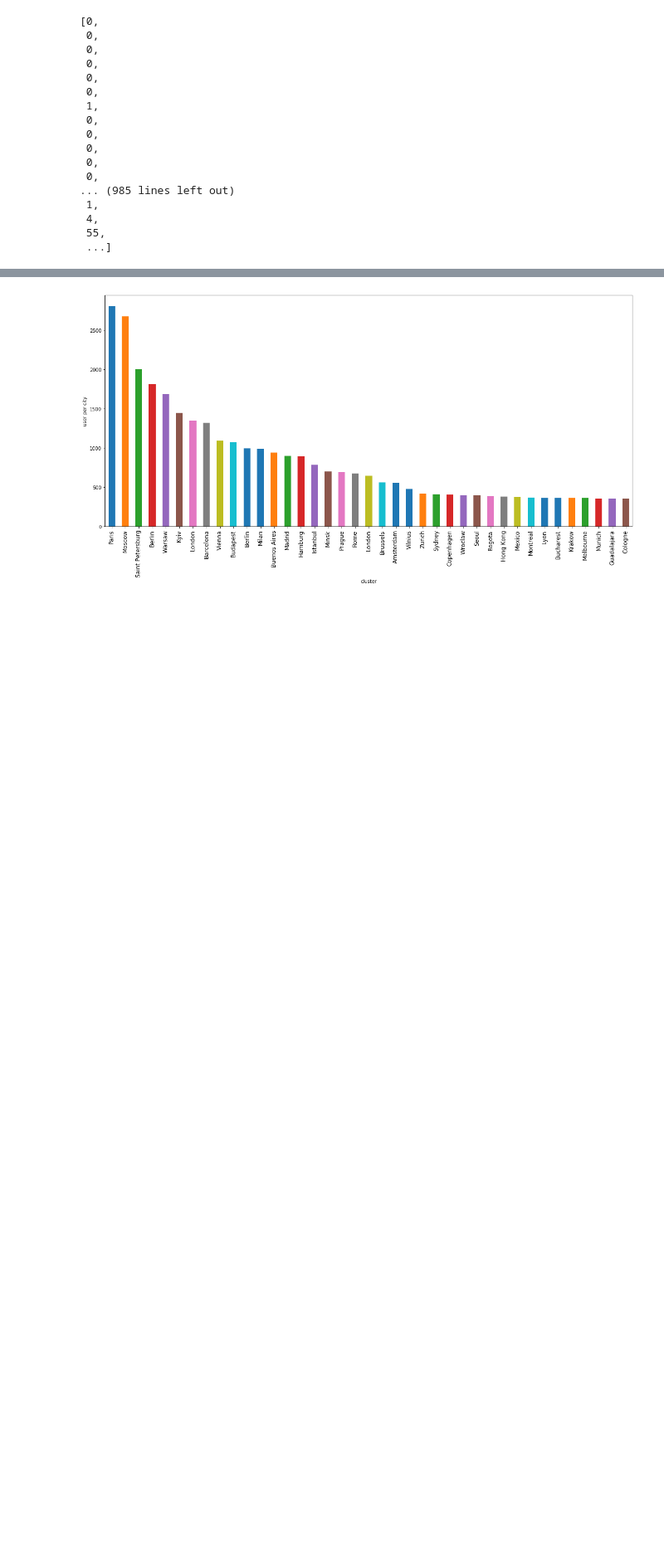
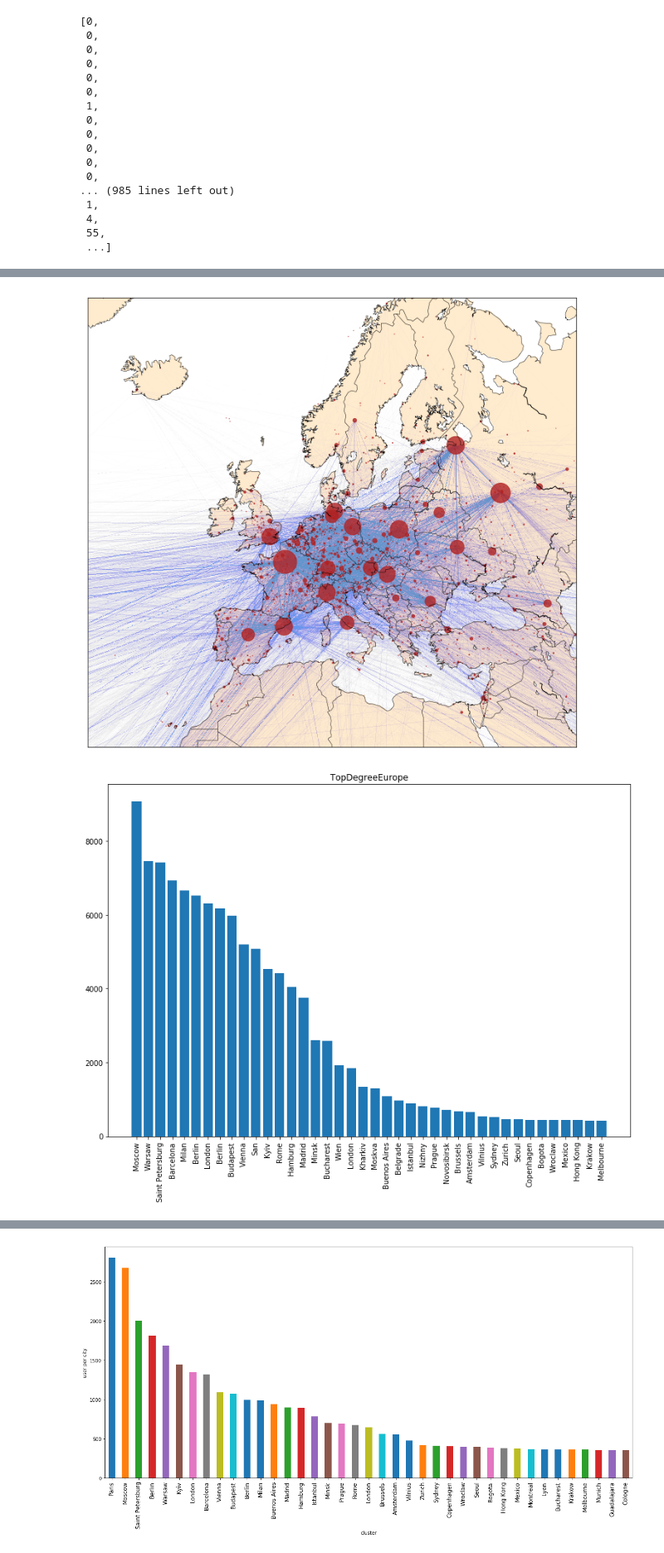
Before and after one commit to eikekutz/SocialGraphFinalProject, a Jupyter notebook: Part2-GeographicalNetwork.ipynb, the cells around one changed output, grey strips where cells are left out. Shown at 83% size. Drawn from its saved outputs; the diff is of its cells as text; code cells hidden in the pictures; blank space fills up the shorter version.

```diff
--- a/Part2-GeographicalNetwork.ipynb
+++ b/Part2-GeographicalNetwork.ipynb
@@ -196,21 +236,22 @@ X.add_edges_from([(user.loc[user.id==fr]['cluster'].values[0],user.loc[user.id==
 # %%
-plt.figure(figsize = (10,9))
-m = Basemap(projection='merc',llcrnrlon=-30,llcrnrlat=25,urcrnrlon=50,
-urcrnrlat=70, lat_ts=0, resolution='l',suppress_ticks=True)
-#mx, my = m(cities['lng'].values, cities['lat'].values)
-mx,my = m(list(nx.get_node_attributes(X,'lng').values()),list(nx.get_node_attributes(X,'lat').values()))
-pos = {}
-for count, elem in enumerate(list(X.nodes())):
-     pos[elem] = (mx[count], my[count])
-m.drawlsmask(land_color='blanchedalmond', ocean_color='w', lsmask=None, lsmask_lons=None, lsmask_lats=None, lakes=True, grid=5)
-nx.draw_networkx_nodes(X, pos = pos, node_list =G.nodes() ,node_color = 'firebrick', alpha = 0.8, node_size = [v[1] * 0.08 for v in X.degree()])
-nx.draw_networkx_edges(X, pos = pos, edge_color='cornflowerblue', alpha=0.2,width=0.01, arrows = False)
-#nx.draw_networkx_edges(G, pos = pos, edge_color='g', alpha=0.2, arrows = False)
-m.drawcountries(linewidth = 0.5)
-#m.drawstates(linewidth = 0.2)
-m.drawcoastlines(linewidth=0.5)
-#m.bluemarble()
-plt.tight_layout()
-plt.savefig("data/results/results_geo/europe_cities.png", format = "png", dpi = 300)
+def plotEuropeDegree(deg,title):
+    plt.figure(figsize = (10,9))
+    m = Basemap(projection='merc',llcrnrlon=-30,llcrnrlat=25,urcrnrlon=50,
+    urcrnrlat=70, lat_ts=0, resolution='l',suppress_ticks=True)
+    #mx, my = m(cities['lng'].values, cities['lat'].values)
+    mx,my = m(list(nx.get_node_attributes(X,'lng').values()),list(nx.get_node_attributes(X,'lat').values()))
+    pos = {}
+    for count, elem in enumerate(list(X.nodes())):
+         pos[elem] = (mx[count], my[count])
+    m.drawlsmask(land_color='blanchedalmond', ocean_color='w', lsmask=None, lsmask_lons=None, lsmask_lats=None, lakes=True, grid=5)
+    nx.draw_networkx_nodes(X, pos = pos, node_list =G.nodes() ,node_color = 'firebrick', alpha = 0.8, node_size = [v[1] * 0.08 for v in deg])
+    nx.draw_networkx_edges(X, pos = pos, edge_color='cornflowerblue', alpha=0.2,width=0.01, arrows = False)
+    #nx.draw_networkx_edges(G, pos = pos, edge_color='g', alpha=0.2, arrows = False)
+    m.drawcountries(linewidth = 0.5)
+    #m.drawstates(linewidth = 0.2)
+    m.drawcoastlines(linewidth=0.5)
+    #m.bluemarble()
+    plt.tight_layout()
+    plt.savefig("data/results/results_geo/"+title+"_map.png", format = "png", dpi = 300)
 
-plt.show()
+    plt.show()
@@ -324,0 +258,8 @@ ax.set_xticklabels(labels,rotation='vertical')
+# %%
+deg=sorted(X.degree(), key=lambda x: x[1], reverse=True)[1:41]
+
+plotEuropeDegree(X.degree(),'TopDegreeEurop')
+plotCityDegDistrib(deg,'TopDegreeEurope')
+# %% [output]
+[figure, added]
+[figure, added]
```
Also changed, not shown: parts of 10 cells of this notebook, 10 other files.
